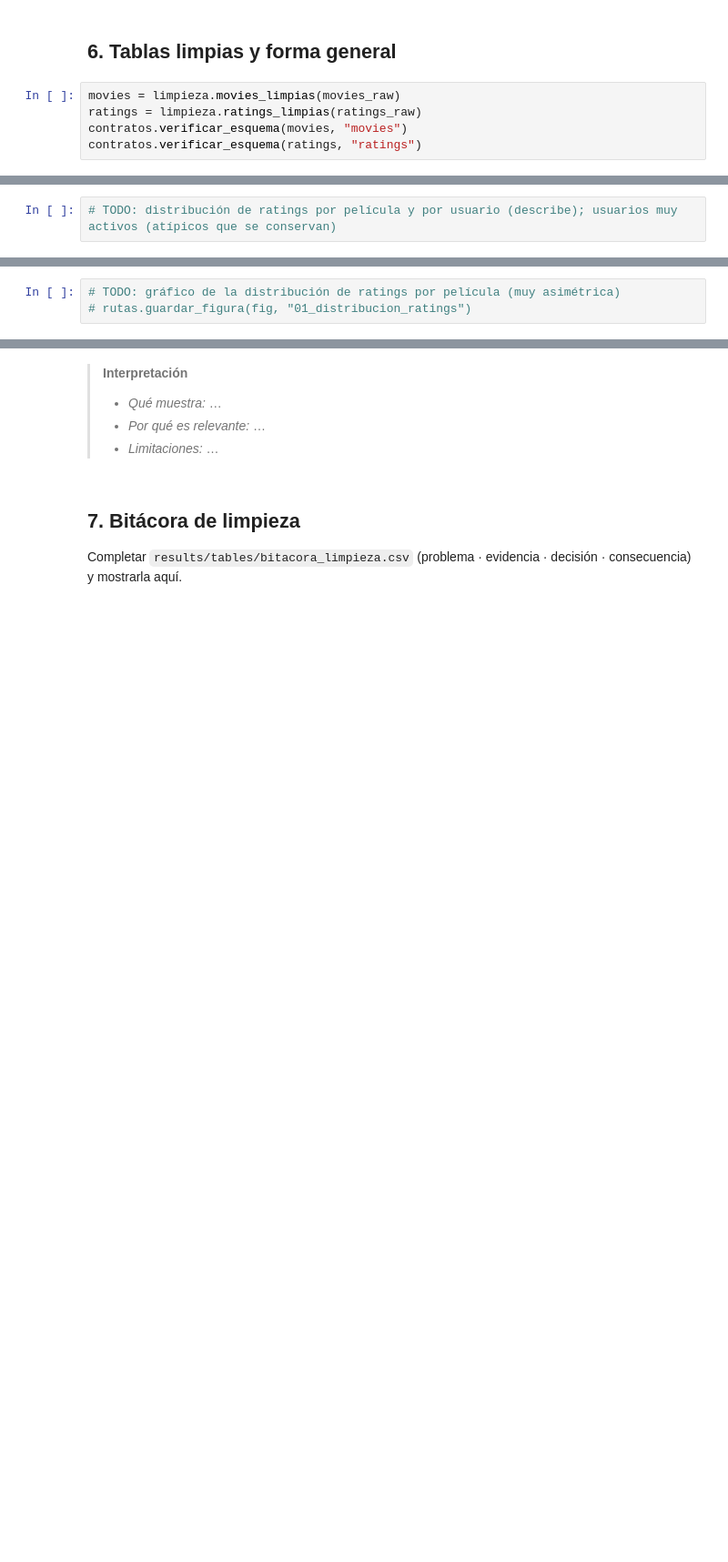
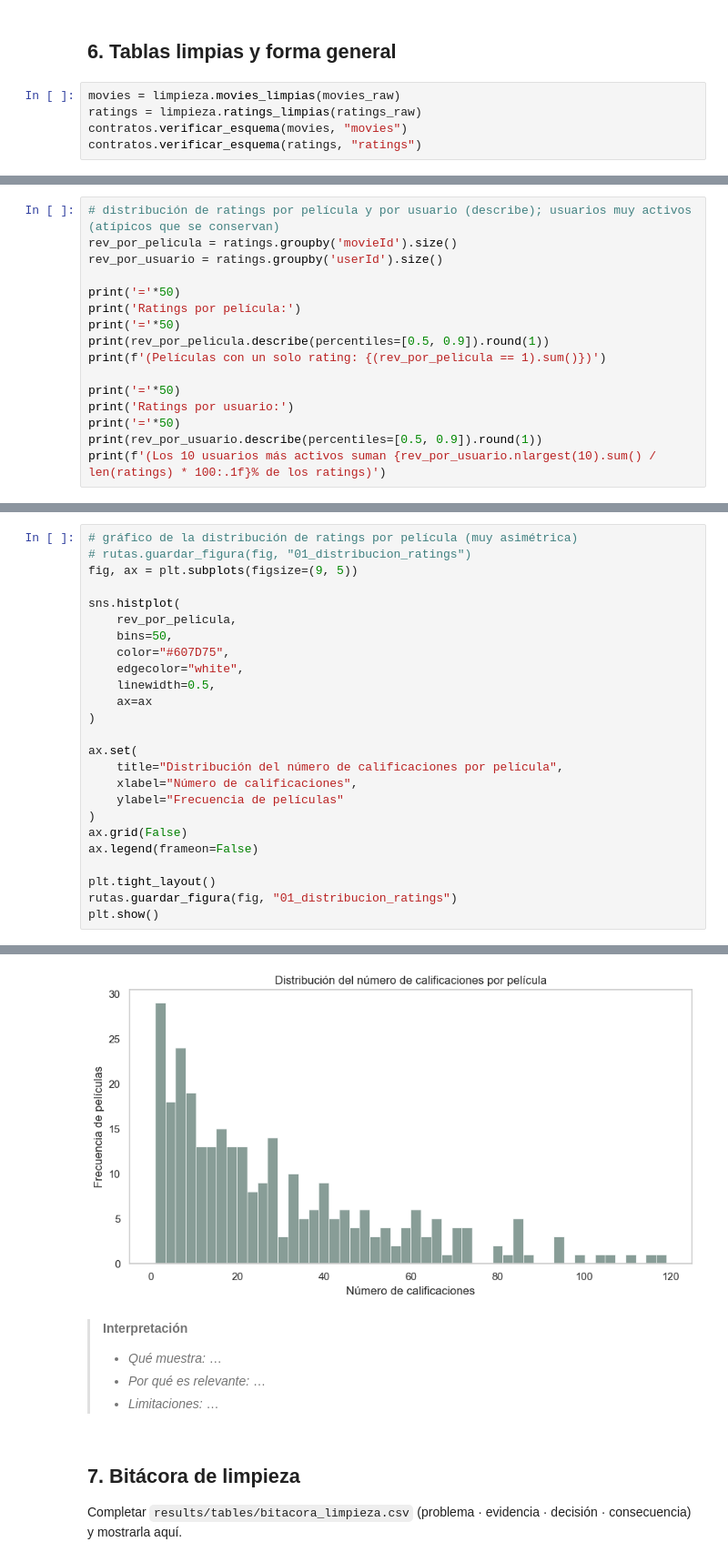
Before and after one commit to srandres-git/movielens-proyecto-integrador, a Jupyter notebook: notebooks/01_comprension_calidad.ipynb, the cells around one changed output, grey strips where cells are left out. Shown at 91% size. Drawn from its saved outputs; the diff is of its cells as text; blank space fills up the shorter version.

```diff
--- a/notebooks/01_comprension_calidad.ipynb
+++ b/notebooks/01_comprension_calidad.ipynb
@@ -82,2 +338,16 @@ contratos.verificar_esquema(ratings, "ratings")
 # %%
-# TODO: distribución de ratings por película y por usuario (describe); usuarios muy activos (atípicos que se conservan)
+# distribución de ratings por película y por usuario (describe); usuarios muy activos (atípicos que se conservan)
+rev_por_pelicula = ratings.groupby('movieId').size()
+rev_por_usuario = ratings.groupby('userId').size()
+
+print('='*50)
+print('Ratings por película:')
+print('='*50)
+print(rev_por_pelicula.describe(percentiles=[0.5, 0.9]).round(1))
+print(f'(Películas con un solo rating: {(rev_por_pelicula == 1).sum()})')
+
+print('='*50)
+print('Ratings por usuario:')
+print('='*50)
+print(rev_por_usuario.describe(percentiles=[0.5, 0.9]).round(1))
+print(f'(Los 10 usuarios más activos suman {rev_por_usuario.nlargest(10).sum() / len(ratings) * 100:.1f}% de los ratings)')
@@ -84,3 +372,26 @@ contratos.verificar_esquema(ratings, "ratings")
 # %%
-# TODO: gráfico de la distribución de ratings por película (muy asimétrica)
+# gráfico de la distribución de ratings por película (muy asimétrica)
 # rutas.guardar_figura(fig, "01_distribucion_ratings")
+fig, ax = plt.subplots(figsize=(9, 5))
+
+sns.histplot(
+    rev_por_pelicula,
+    bins=50,
+    color="#607D75",
+    edgecolor="white",
+    linewidth=0.5,
+    ax=ax
+)
+
+ax.set(
+    title="Distribución del número de calificaciones por película",
+    xlabel="Número de calificaciones",
+    ylabel="Frecuencia de películas"
+)
+ax.grid(False)
+ax.legend(frameon=False)
+
+plt.tight_layout()
+rutas.guardar_figura(fig, "01_distribucion_ratings")
+plt.show()
+# %% [output]
@@ -87,3 +399,4 @@ contratos.verificar_esquema(ratings, "ratings")
+[figure, added]
 # %% [markdown]
 > **Interpretación**
 > - *Qué muestra:* …
```
Also changed, not shown: parts of 26 cells of this notebook.
